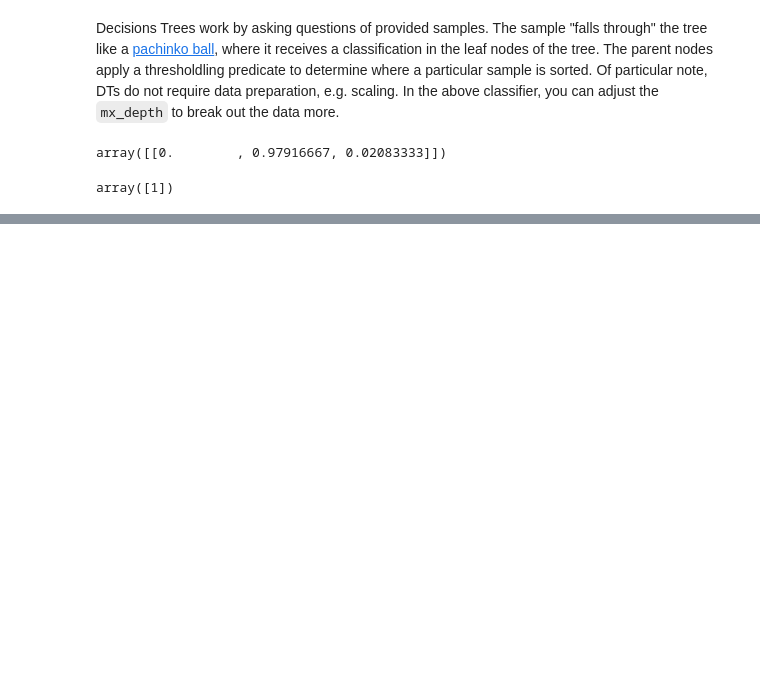
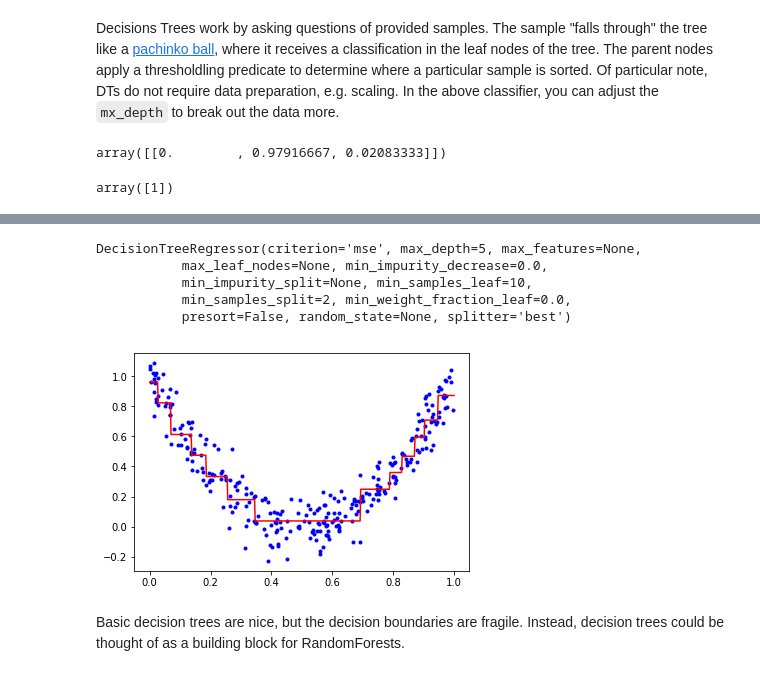
Before and after one commit to drpjm/python-ml-sandbox, a Jupyter notebook: Chapter06-DecisionTrees/DecisionTrees.ipynb, the cells around one changed output, grey strips where cells are left out. Drawn from its saved outputs; the diff is of its cells as text; code cells hidden in the pictures; blank space fills up the shorter version.

Commit message:
Finished decision tree chapter.

```diff
--- a/Chapter06-DecisionTrees/DecisionTrees.ipynb
+++ b/Chapter06-DecisionTrees/DecisionTrees.ipynb
@@ -73,0 +93,28 @@ CART continues to split the training data until $max_depth$ or when it is not po
+# %%
+# Here is a toy random data set...
+np.random.seed(1)
+m = 300
+X = np.random.rand(m, 1)
+y = 4 * (X - 0.5) ** 2
+y = y + np.random.randn(m, 1) / 10
+# %%
+# Note the addition of min_samples_leaf to regularize the fit.
+reg = DecisionTreeRegressor(max_depth=5, min_samples_leaf=10)
+reg.fit(X,y)
+# %% [output]
+DecisionTreeRegressor(criterion='mse', max_depth=5, max_features=None,
+           max_leaf_nodes=None, min_impurity_decrease=0.0,
+           min_impurity_split=None, min_samples_leaf=10,
+           min_samples_split=2, min_weight_fraction_leaf=0.0,
+           presort=False, random_state=None, splitter='best')
+# %%
+x = np.linspace(0, 1, 500).reshape(-1, 1)
+y_pred = reg.predict(x)
+plt.plot(X, y, 'b.')
+plt.plot(x, y_pred, 'r')
+plt.show()
+# %% [output]
+[figure, added]
+# %% [markdown]
+Basic decision trees are nice, but the decision boundaries are fragile.
+Instead, decision trees could be thought of as a building block for RandomForests.
```
Also changed, not shown: parts of 5 cells of this notebook.
